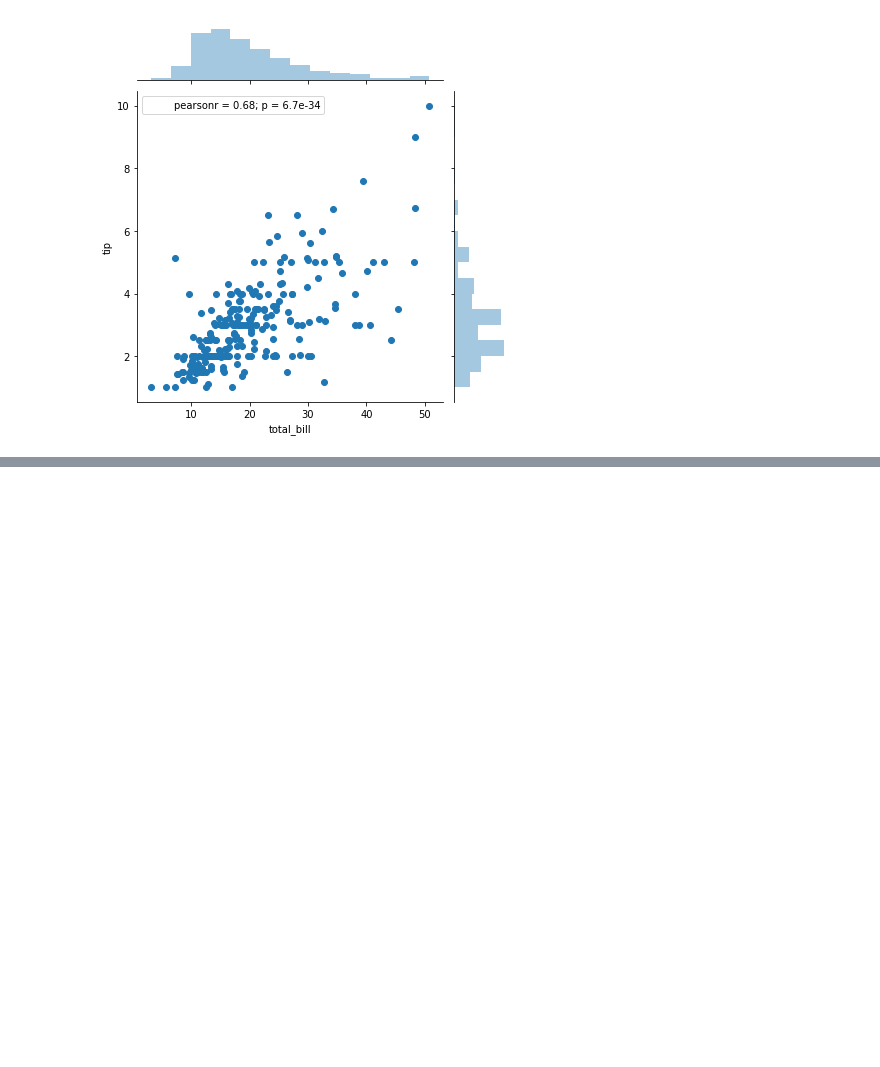
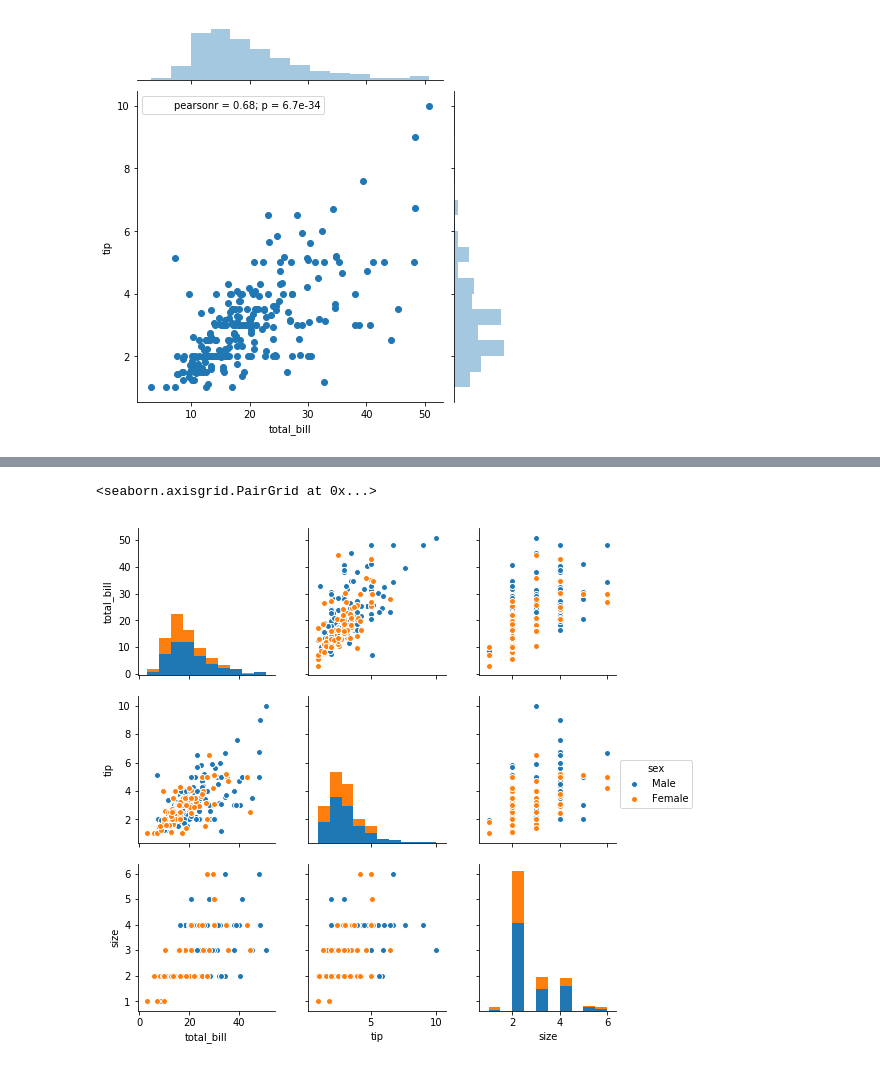
Before and after one commit to HardPlant/TIL, a Jupyter notebook: Tacademy/D3_Data_Visual/03.seaborn.ipynb, the cells around one changed output, grey strips where cells are left out. Drawn from its saved outputs; the diff is of its cells as text; code cells hidden in the pictures; blank space fills up the shorter version.

```diff
--- a/Tacademy/D3_Data_Visual/03.seaborn.ipynb
+++ b/Tacademy/D3_Data_Visual/03.seaborn.ipynb
@@ -50,0 +54,5 @@ sns.
+# %%
+sns.pairplot(tips, hue = 'sex')
+# %% [output]
+<seaborn.axisgrid.PairGrid at 0x...>
+[figure, added]
```
Also changed, not shown: parts of 4 cells of this notebook, 1 other file.
